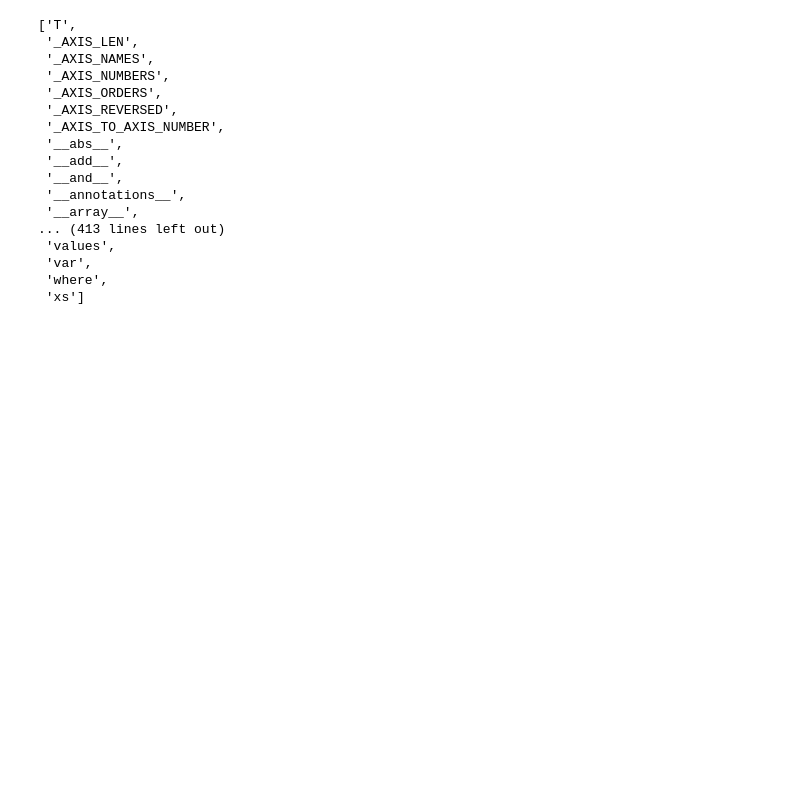
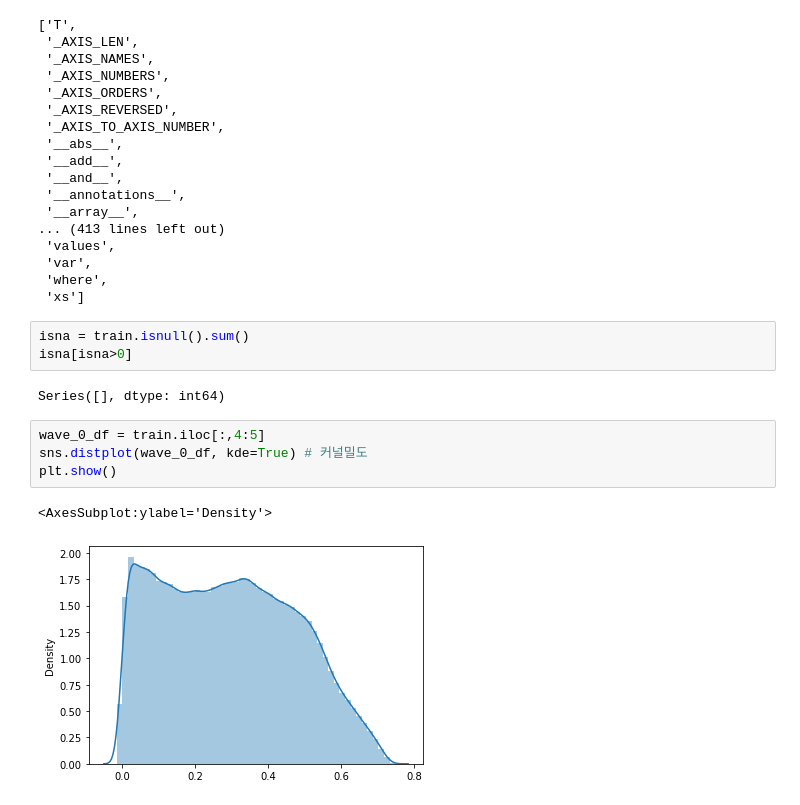
Before and after one commit to jiyoungparkme/dacon_data_analysis, a Jupyter notebook: 반도체 박막 두께 분석/반도체 박막 두께 분석.ipynb, the cells around one changed output. Drawn from its saved outputs; the diff is of its cells as text; blank space fills up the shorter version.

```diff
--- a/반도체 박막 두께 분석/반도체 박막 두께 분석.ipynb
+++ b/반도체 박막 두께 분석/반도체 박막 두께 분석.ipynb
@@ -66,3 +65,15 @@ dir(train)
  'var',
  'where',
  'xs']
+# %%
+isna = train.isnull().sum()
+isna[isna>0]
+# %% [output]
+Series([], dtype: int64)
+# %%
+wave_0_df = train.iloc[:,4:5]
+sns.distplot(wave_0_df, kde=True) # 커널밀도
+plt.show()
+# %% [output]
+<AxesSubplot:ylabel='Density'>
+[figure, added]
```
Also changed, not shown: parts of 2 cells of this notebook.
